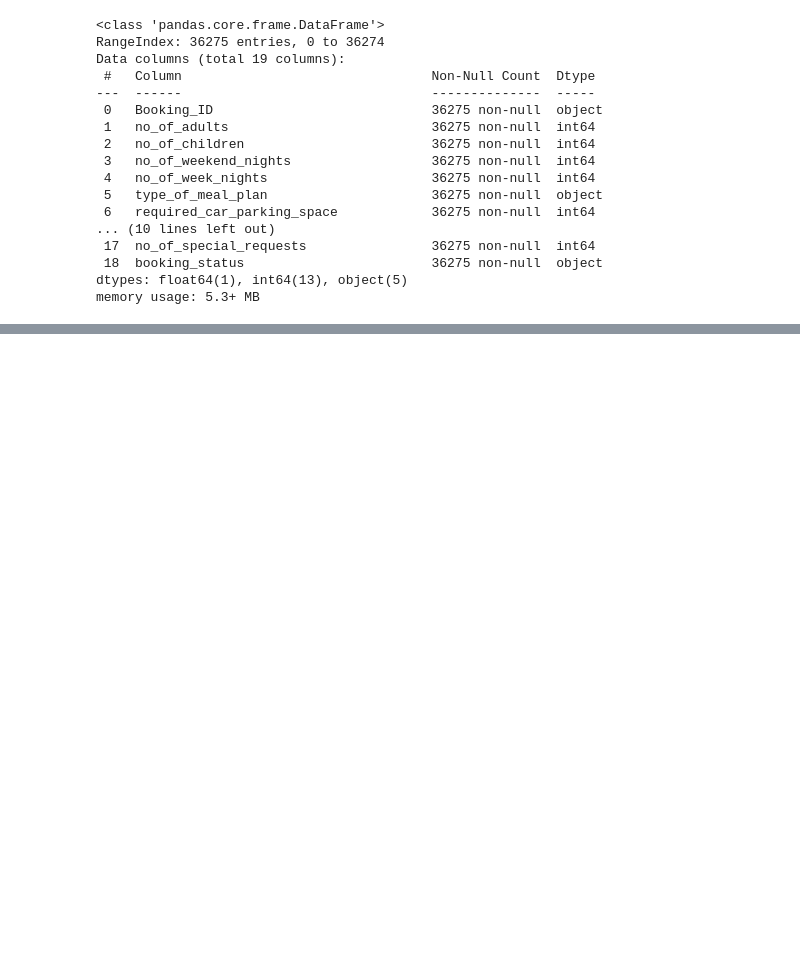
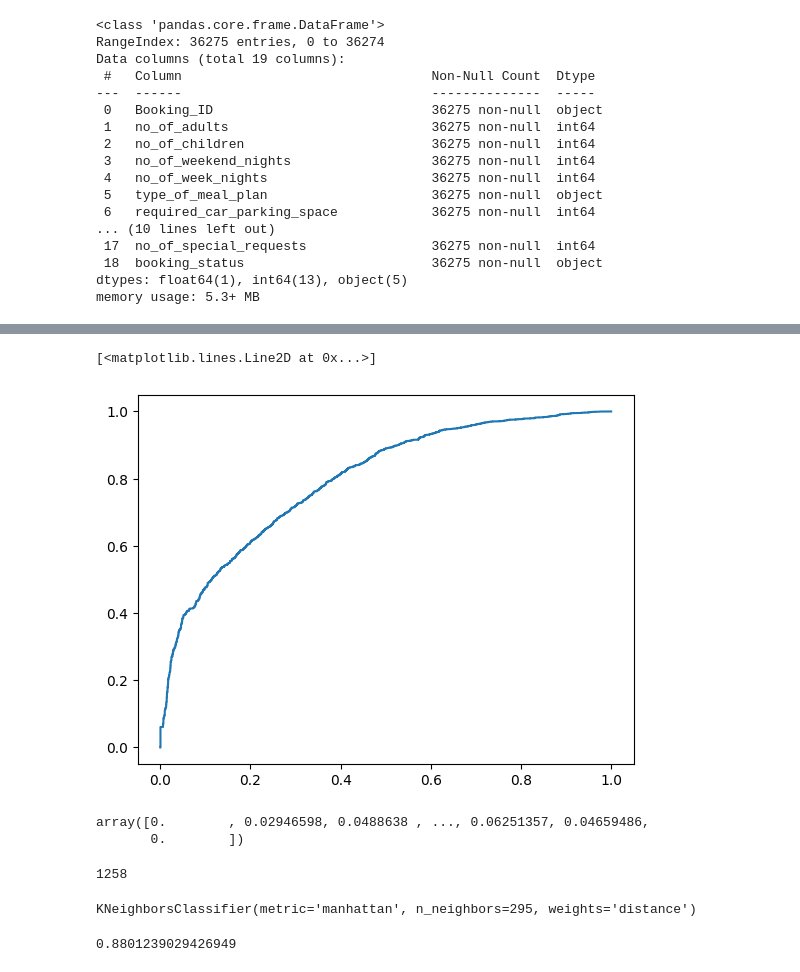
Before and after one commit to Aimal10/schulich_data_science_1, a Jupyter notebook: Final_project.ipynb, the cells around one changed output, grey strips where cells are left out. Drawn from its saved outputs; the diff is of its cells as text; code cells hidden in the pictures; blank space fills up the shorter version.

```diff
--- a/Final_project.ipynb
+++ b/Final_project.ipynb
@@ -76,0 +450,7 @@ sns.boxplot(data = df, y = 'no_of_children')
+# %%
+X_train, X_test, y_train, y_test = train_test_split(np.array(new_df.iloc[:,:25]), np.array(new_df.iloc[:,25]), test_size=0.2, random_state=123)
+# %%
+log.fit(X_train, y_train)
+nb.fit(X_train, y_train)
+knn.fit(X_train, y_train)
+svc.fit(X_train, y_train)
@@ -76,0 +481,2 @@ sns.boxplot(data = df, y = 'no_of_children')
+# %%
+pred_l_prob =log.predict_proba(X_test)
@@ -76,0 +493,7 @@ sns.boxplot(data = df, y = 'no_of_children')
+# %%
+fpr, tpr, thresholds =roc_curve(y_test, pred_l_prob[:,1])
+# %%
+plt.plot(fpr,tpr)
+# %% [output]
+[<matplotlib.lines.Line2D at 0x...>]
+[figure, added]
@@ -76,0 +502,23 @@ sns.boxplot(data = df, y = 'no_of_children')
+# %%
+gmeans
+# %% [output]
+array([0.        , 0.02946598, 0.0488638 , ..., 0.06251357, 0.04659486,
+       0.        ])
+# %%
+np.argmax(gmeans)
+# %% [output]
+1258
+# %%
+knn_params ={'n_neighbors': range (3,300),'weights': ['uniform', 'distance'], 'metric':['euclidean','manhattan']}
+rs_knn=RandomizedSearchCV(knn,knn_params, n_iter=10, cv=5, scoring='f1')
+rs_knn.fit(X_train,y_train)
+rs_knn.best_estimator_
+# %% [output]
+KNeighborsClassifier(metric='manhattan', n_neighbors=295, weights='distance')
+# %%
+knn_best = KNeighborsClassifier(n_neighbors=295, metric='manhattan', weights='distance' )
+knn_best.fit(X_train,y_train)
+pred_knn_best = knn_best.predict(X_test)
+print(f1_score(pred_knn_best, y_test))
+# %% [output]
+0.8801239029426949
```
Also changed, not shown: parts of 46 cells of this notebook.
